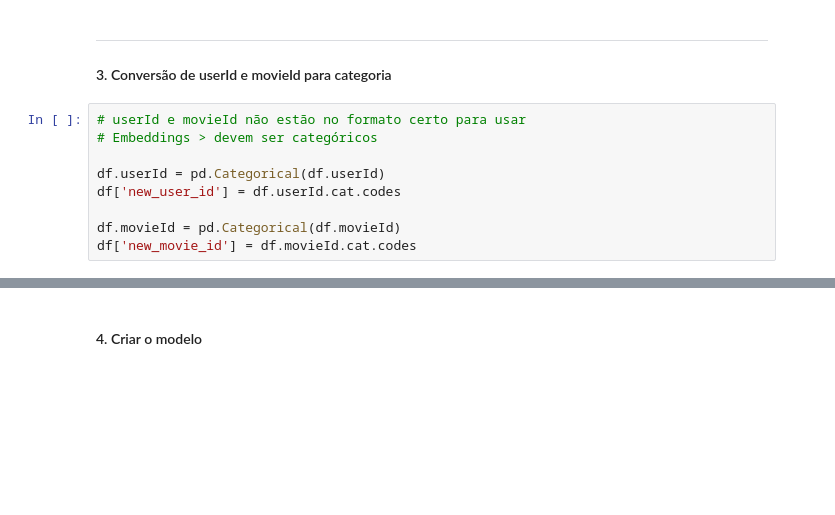
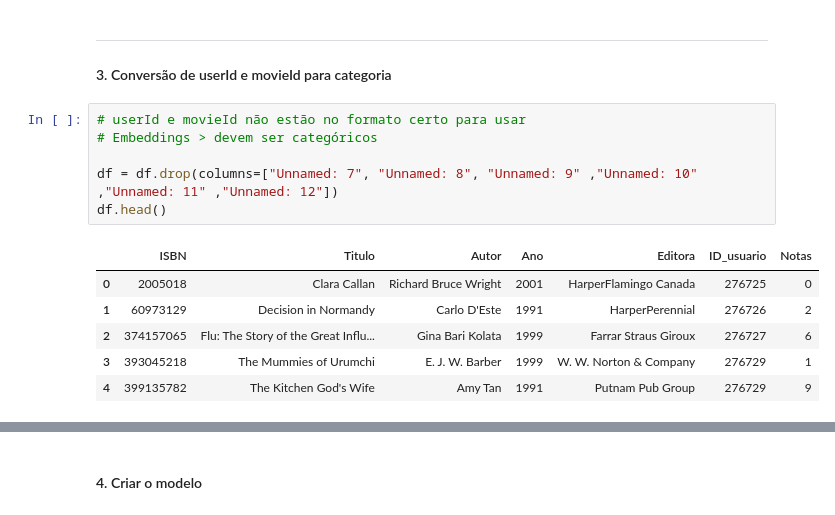
Before and after one commit to Equipe16-IAA/IAA012-FrameworksIA, a Jupyter notebook: 03_Recomendacao.ipynb, the cells around one changed output, grey strips where cells are left out. Cells and saved outputs as stored; diff of their text form; blank space fills up the shorter version.

```diff
--- a/03_Recomendacao.ipynb
+++ b/03_Recomendacao.ipynb
@@ -50,9 +40,13 @@ Base_livros.csv     100%[===================>]  12.25M  6.99MB/s    in 1.8s
 # %%
 # userId e movieId não estão no formato certo para usar
 # Embeddings > devem ser categóricos
 
-df.userId = pd.Categorical(df.userId)
-df['new_user_id'] = df.userId.cat.codes
-
-df.movieId = pd.Categorical(df.movieId)
-df['new_movie_id'] = df.movieId.cat.codes
+df = df.drop(columns=["Unnamed: 7", "Unnamed: 8", "Unnamed: 9" ,"Unnamed: 10" ,"Unnamed: 11" ,"Unnamed: 12"])
+df.head()
+# %% [output]
+|  | ISBN | Titulo | Autor | Ano | Editora | ID_usuario | Notas |
+| 0 | 2005018 | Clara Callan | Richard Bruce Wright | 2001 | HarperFlamingo Canada | 276725 | 0 |
+| 1 | 60973129 | Decision in Normandy | Carlo D'Este | 1991 | HarperPerennial | 276726 | 2 |
+| 2 | 374157065 | Flu: The Story of the Great Influ... | Gina Bari Kolata | 1999 | Farrar Straus Giroux | 276727 | 6 |
+| 3 | 393045218 | The Mummies of Urumchi | E. J. W. Barber | 1999 | W. W. Norton & Company | 276729 | 1 |
+| 4 | 399135782 | The Kitchen God's Wife | Amy Tan | 1991 | Putnam Pub Group | 276729 | 9 |
```
Also changed, not shown: parts of 25 cells of this notebook.
